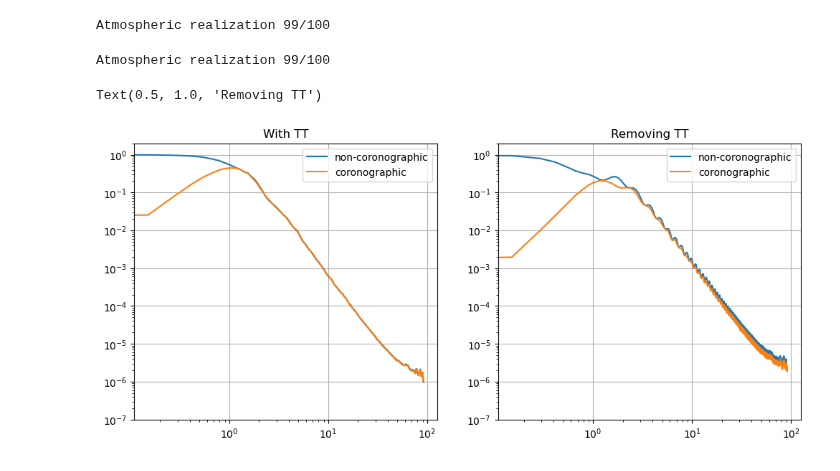
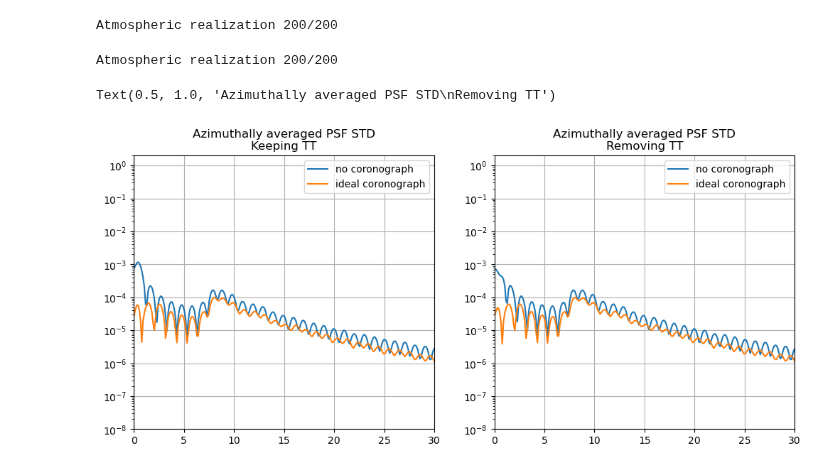
Before and after one commit to ArcetriAdaptiveOptics/arte, a Jupyter notebook: notebook/scratch_atmo_psds.ipynb, the cells around one changed output. Cells and saved outputs as stored; diff of their text form; code cells hidden in the pictures.

Commit message:
Coronographs class kick-off

```diff
--- a/notebook/scratch_atmo_psds.ipynb
+++ b/notebook/scratch_atmo_psds.ipynb
@@ -115,7 +130,7 @@ plt.colorbar()
 cmask = CircularMask((screen.shape[0],screen.shape[1]),maskRadius=pixPerMeter//2)
 phase = screen[~cmask.mask()]
 # %%
-crop_mask = CircularMask((pixPerMeter+1,pixPerMeter+1),maskRadius=pixPerMeter//2)
+crop_mask = CircularMask((pixPerMeter+2,pixPerMeter+2),maskRadius=pixPerMeter//2)
 image = np.zeros(crop_mask.mask().shape)
 image[~crop_mask.mask()] = phase
 image = np.reshape(image, crop_mask.mask().shape)
@@ -199,5 +268,5 @@ plt.yscale('log')
 # %%
-def average_multiple_phase_realizations(N:int=100, stepX:int=10, stepY:int=10, normalize:bool=False, filter_ptt:bool=True):
+def average_multiple_phase_realizations(lambdaInM, N:int=100, stepX:int=1, stepY:int=1, normalizeToPefectPSF:bool=False, filter_ptt:bool=True):
     # Define mask
     crop_mask = CircularMask((pixPerMeter+2,pixPerMeter+2),maskRadius=pixPerMeter//2)
     cmask = crop_mask.mask().copy()
@@ -218,8 +287,13 @@ def average_multiple_phase_realizations(N:int=100, stepX:int=10, stepY:int=10, n
     psf_stack = []
     coro_psf_stack = []
 
+    screen_mask = CircularMask((screen.shape[0],screen.shape[1]),maskRadius=pixPerMeter//2)
+    phase = screen[~screen_mask.mask()]
+    perfect_psf, _ = get_coro_psf(phase*0, crop_mask, lambdaInM=lambdaInM, oversampling=oversampling, coro='lyot')
+    max_psf = np.max(perfect_psf)
+
     for jj in range(N):
-        print(f'\rAtmospheric realization {jj:1.0f}/{N:1.0f}',end='\r',flush=True)
+        print(f'\rAtmospheric realization {jj+1:1.0f}/{N:1.0f}',end='\r',flush=True)
         xPix = int(xx+(N-jj)*stepX)
         yPix = int(yy+(N-jj)*stepY)
         screen_mask = CircularMask((screen.shape[0],screen.shape[1]),maskRadius=pixPerMeter//2,maskCenter=(xPix,yPix))
@@ -232,10 +306,10 @@ def average_multiple_phase_realizations(N:int=100, stepX:int=10, stepY:int=10, n
             phase -= ptt_fit
         else:
             phase -= np.mean(phase)
-        psf, coro_psf = get_coro_psf(phase, crop_mask, lambdaInM=750e-9, oversampling=oversampling)
-        if normalize:
-            psf /= max(psf)
-            coro_psf /= max(psf)
+        psf, coro_psf = get_coro_psf(phase, crop_mask, lambdaInM=lambdaInM, oversampling=oversampling, coro='lyot')
+        if normalizeToPefectPSF:
+            psf /= max_psf
+            coro_psf /= max_psf
         psf_stack.append(psf)
         coro_psf_stack.append(coro_psf)
     psf_stack = np.asarray(psf_stack)
@@ -248,33 +322,35 @@ def average_multiple_phase_realizations(N:int=100, stepX:int=10, stepY:int=10, n
 
     return psf_rad_profile, coro_psf_rad_profile, pix_dist
 # %%
-psf_rad_profile, coro_psf_rad_profile, pix_dist = average_multiple_phase_realizations(100, normalize=False, filter_ptt=False)
+psf_rad_profile, coro_psf_rad_profile, pix_dist = average_multiple_phase_realizations(lambdaInM, N=200, normalizeToPefectPSF=True, filter_ptt=False)
 # %% [output]
-Atmospheric realization 99/100
+Atmospheric realization 200/200
 # %%
-noptt_psf_rad, noptt_coro_psf_rad, _ = average_multiple_phase_realizations(100, normalize=False, filter_ptt=True)
+noptt_psf_rad, noptt_coro_psf_rad, _ = average_multiple_phase_realizations(lambdaInM, N=200, normalizeToPefectPSF=True, filter_ptt=True)
 # %% [output]
-Atmospheric realization 99/100
+Atmospheric realization 200/200
 # %%
 plt.figure(figsize=(12,5))
 plt.subplot(1,2,1)
-plt.plot(pix_dist, psf_rad_profile/max(psf_rad_profile),label='non-coronographic')
-plt.plot(pix_dist, coro_psf_rad_profile/max(psf_rad_profile),label='coronographic')
+plt.plot(pix_dist, psf_rad_profile,label='no coronograph')
+plt.plot(pix_dist, coro_psf_rad_profile,label='ideal coronograph')
 plt.legend()
 plt.grid()
-plt.ylim([1e-7,2])
-plt.xscale('log')
+plt.xlim([0,30])
+plt.ylim([1e-8,2])
+# plt.xscale('log')
 plt.yscale('log')
-plt.title('With TT')
+plt.title('Azimuthally averaged PSF STD\nKeeping TT')
 plt.subplot(1,2,2)
-plt.plot(pix_dist, noptt_psf_rad/max(noptt_psf_rad),label='non-coronographic')
-plt.plot(pix_dist, noptt_coro_psf_rad/max(noptt_psf_rad),label='coronographic')
+plt.plot(pix_dist, noptt_psf_rad,label='no coronograph')
+plt.plot(pix_dist, noptt_coro_psf_rad,label='ideal coronograph')
 plt.legend()
 plt.grid()
-plt.ylim([1e-7,2])
-plt.xscale('log')
+plt.xlim([0,30])
+plt.ylim([1e-8,2])
+# plt.xscale('log')
 plt.yscale('log')
-plt.title('Removing TT')
+plt.title('Azimuthally averaged PSF STD\nRemoving TT')
 # %% [output]
-Text(0.5, 1.0, 'Removing TT')
+Text(0.5, 1.0, 'Azimuthally averaged PSF STD\nRemoving TT')
-[figure, old version]
+[figure, new version]
```
Also changed, not shown: parts of 9 cells of this notebook, 6 other files.
